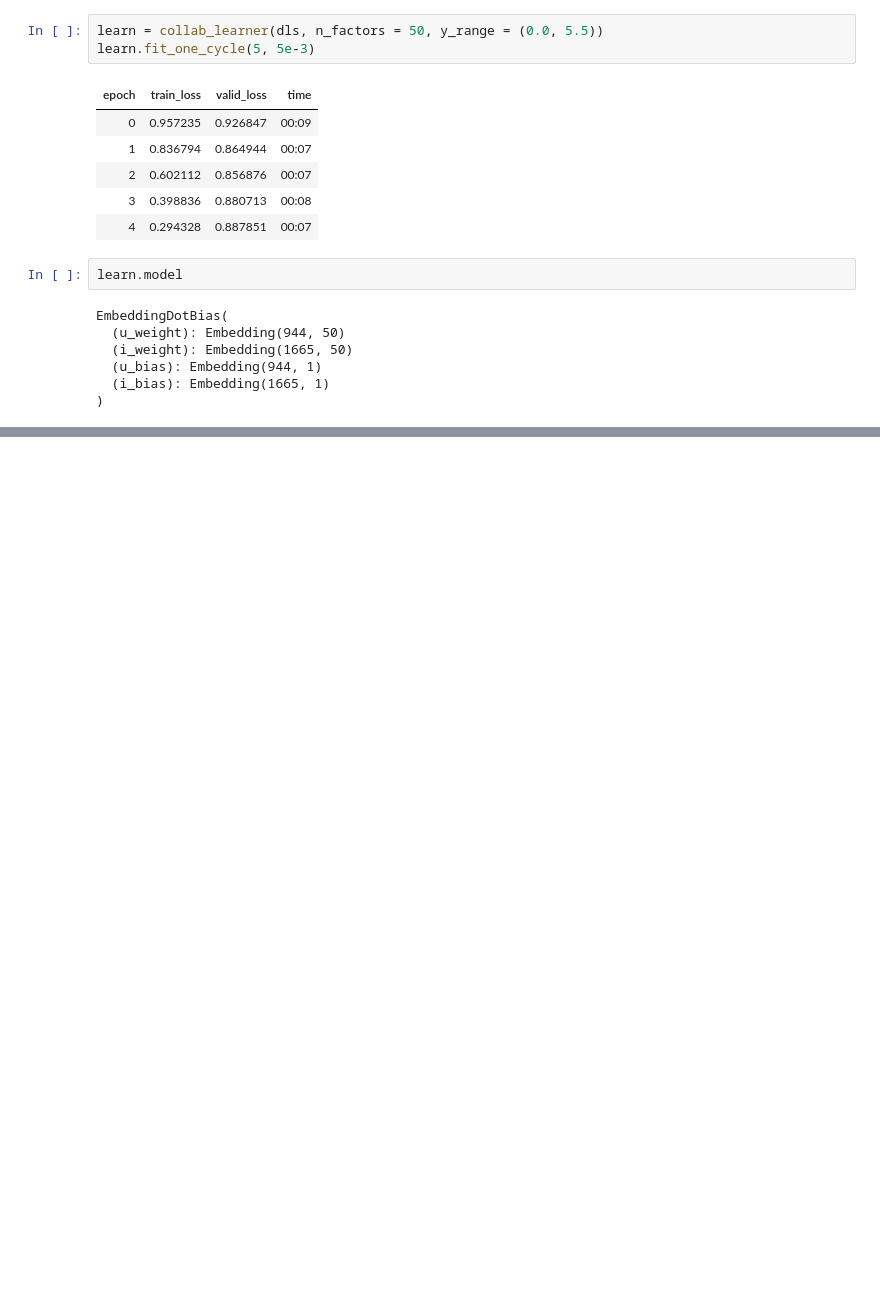
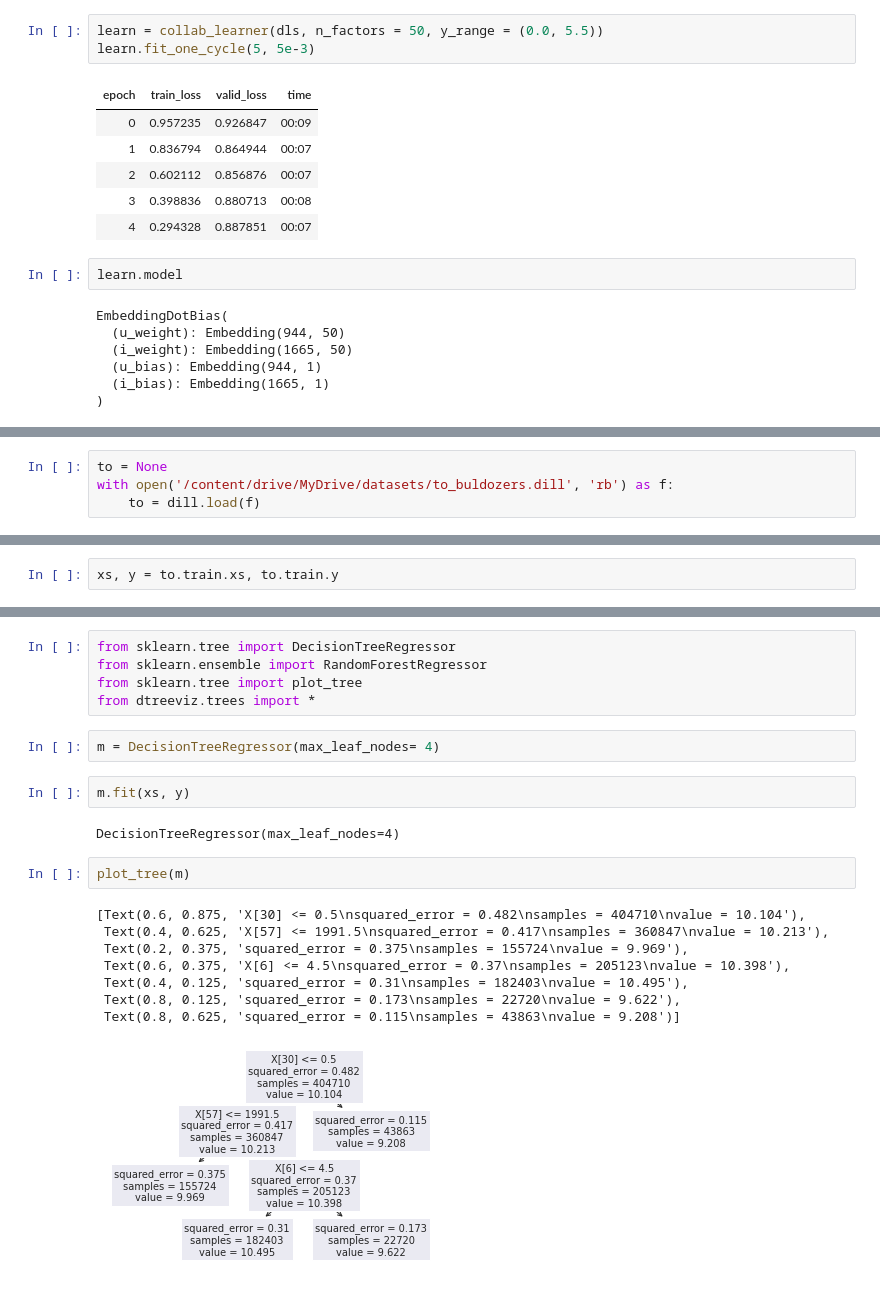
Before and after one commit to Segrey372017/pythorch_fasai_sandbox, a Jupyter notebook: pytorch_fastai_sandbox.ipynb, the cells around one changed output, grey strips where cells are left out. Saved outputs shown, nothing was run; the diff lists cells and outputs as text; blank space fills up the shorter version.

```diff
--- a/pytorch_fastai_sandbox.ipynb
+++ b/pytorch_fastai_sandbox.ipynb
@@ -1144,0 +1265,4 @@ EmbeddingDotBias(
+# %%
+to = None
+with open('/content/drive/MyDrive/datasets/to_buldozers.dill', 'rb') as f:
+    to = dill.load(f)
@@ -1144,0 +1271,2 @@ EmbeddingDotBias(
+# %%
+xs, y = to.train.xs, to.train.y
@@ -1144,0 +1295,22 @@ EmbeddingDotBias(
+# %%
+from sklearn.tree import DecisionTreeRegressor
+from sklearn.ensemble import RandomForestRegressor
+from sklearn.tree import plot_tree
+from dtreeviz.trees import *
+# %%
+m = DecisionTreeRegressor(max_leaf_nodes= 4)
+# %%
+m.fit(xs, y)
+# %% [output]
+DecisionTreeRegressor(max_leaf_nodes=4)
+# %%
+plot_tree(m)
+# %% [output]
+[Text(0.6, 0.875, 'X[30] <= 0.5\nsquared_error = 0.482\nsamples = 404710\nvalue = 10.104'),
+ Text(0.4, 0.625, 'X[57] <= 1991.5\nsquared_error = 0.417\nsamples = 360847\nvalue = 10.213'),
+ Text(0.2, 0.375, 'squared_error = 0.375\nsamples = 155724\nvalue = 9.969'),
+ Text(0.6, 0.375, 'X[6] <= 4.5\nsquared_error = 0.37\nsamples = 205123\nvalue = 10.398'),
+ Text(0.4, 0.125, 'squared_error = 0.31\nsamples = 182403\nvalue = 10.495'),
+ Text(0.8, 0.125, 'squared_error = 0.173\nsamples = 22720\nvalue = 9.622'),
+ Text(0.8, 0.625, 'squared_error = 0.115\nsamples = 43863\nvalue = 9.208')]
+[figure, added]
```
Also changed, not shown: parts of 49 cells of this notebook.
